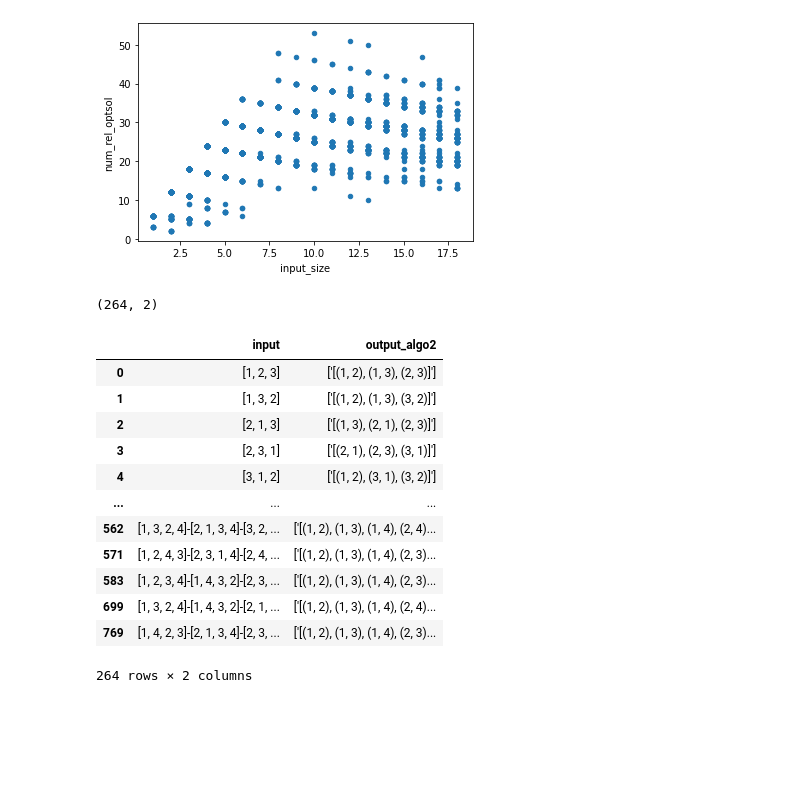
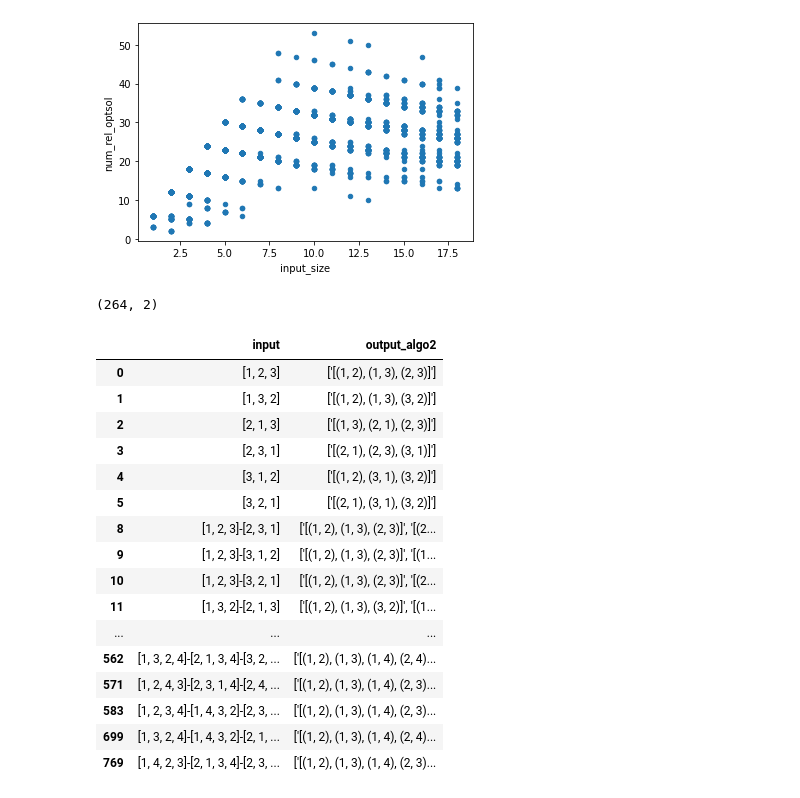
Before and after one commit to cjgsongsong/cs199aclthesis, a Jupyter notebook: analysis.ipynb, the cells around one changed output. Drawn from its saved outputs; the diff is of its cells as text; code cells hidden in the pictures; blank space fills up the shorter version.

```diff
--- a/analysis.ipynb
+++ b/analysis.ipynb
@@ -6,6 +6,9 @@ import pandas as pd
 #algo1 = pd.read_csv('results/algo1.csv')
 algo2 = pd.read_csv('results/algo2.csv')
 optsol = pd.read_csv('results/optsol.csv')
+
+pd.set_option('display.max_columns', None)
+pd.set_option('max_colwidth', None)
 # %%
 results = pd.merge(algo2, optsol, how='outer')
 
@@ -60,22 +63,28 @@ num_rel.plot.scatter(x='input_size', y='num_rel_optsol')
 [figure]
 [figure]
 # %%
+pd.set_option('display.max_rows', None)
+
 optapprox = results[(results['cost_optsol'] == results['cost_algo2'])]
 optapprox = optapprox[['input', 'output_algo2']]
 print(optapprox.shape)
 optapprox
 # %% [output]
 (264, 2)
 |  | input | output_algo2 |
 | 0 | [1, 2, 3] | ['[(1, 2), (1, 3), (2, 3)]'] |
 | 1 | [1, 3, 2] | ['[(1, 2), (1, 3), (3, 2)]'] |
 | 2 | [2, 1, 3] | ['[(1, 3), (2, 1), (2, 3)]'] |
 | 3 | [2, 3, 1] | ['[(2, 1), (2, 3), (3, 1)]'] |
 | 4 | [3, 1, 2] | ['[(1, 2), (3, 1), (3, 2)]'] |
+| 5 | [3, 2, 1] | ['[(2, 1), (3, 1), (3, 2)]'] |
+| 8 | [1, 2, 3]-[2, 3, 1] | ['[(1, 2), (1, 3), (2, 3)]', '[(2... |
+| 9 | [1, 2, 3]-[3, 1, 2] | ['[(1, 2), (1, 3), (2, 3)]', '[(1... |
+| 10 | [1, 2, 3]-[3, 2, 1] | ['[(1, 2), (1, 3), (2, 3)]', '[(2... |
+| 11 | [1, 3, 2]-[2, 1, 3] | ['[(1, 2), (1, 3), (3, 2)]', '[(1... |
 | ... | ... | ... |
 | 562 | [1, 3, 2, 4]-[2, 1, 3, 4]-[3, 2, ... | ['[(1, 2), (1, 3), (1, 4), (2, 4)... |
 | 571 | [1, 2, 4, 3]-[2, 3, 1, 4]-[2, 4, ... | ['[(1, 2), (1, 3), (1, 4), (2, 3)... |
 | 583 | [1, 2, 3, 4]-[1, 4, 3, 2]-[2, 3, ... | ['[(1, 2), (1, 3), (1, 4), (2, 3)... |
 | 699 | [1, 3, 2, 4]-[1, 4, 3, 2]-[2, 1, ... | ['[(1, 2), (1, 3), (1, 4), (2, 4)... |
 | 769 | [1, 4, 2, 3]-[2, 1, 3, 4]-[2, 3, ... | ['[(1, 2), (1, 3), (1, 4), (2, 3)... |
-264 rows × 2 columns
```
Also changed, not shown: parts of 1 cell of this notebook, 5 other files.
